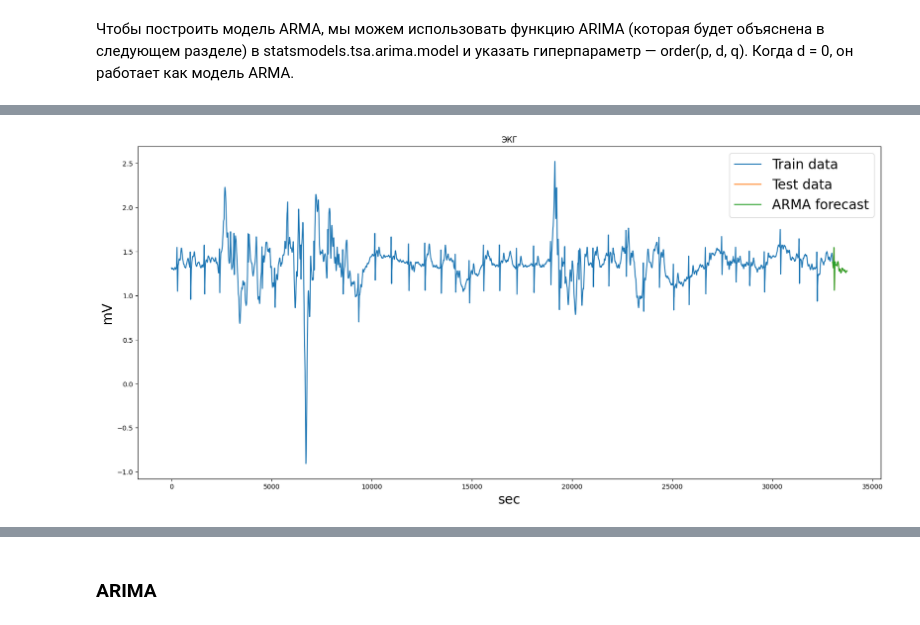
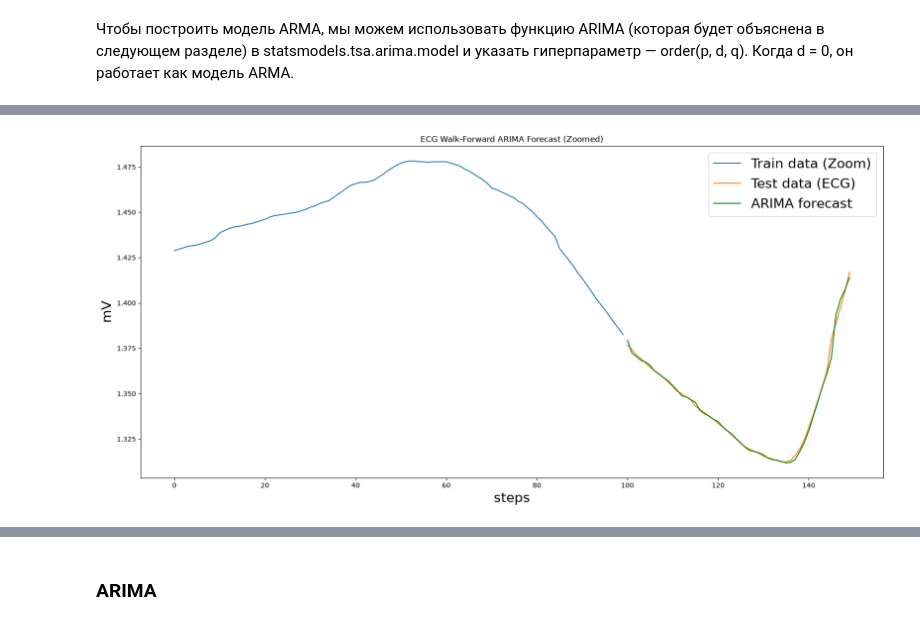
Before and after one commit to Dream-Prodigy/My-project, a Jupyter notebook: practice_5/practice5.ipynb, the cells around one changed output, grey strips where cells are left out. Drawn from its saved outputs; the diff is of its cells as text; code cells hidden in the pictures.

```diff
--- a/practice_5/practice5.ipynb
+++ b/practice_5/practice5.ipynb
@@ -184,0 +107,29 @@ print(len(arma_predictions))
+# %%
+from statsmodels.tsa.arima.model import ARIMA
+import warnings
+warnings.filterwarnings("ignore")
+
+X = ecg['1'].values
+size = int(len(X) * 0.66)
+
+# Берем последние 1000 точек для трейна (для скорости)
+train = X[size-1000:size]
+test = X[size:]
+test_subset = test[:50] # 50 шагов для теста
+
+history = list(train)
+arma_predictions = []
+
+print("Начинаем быстрый walk-forward...")
+for t in range(len(test_subset)):
+    model = ARIMA(history, order=(5, 1, 0))
+    model_fit = model.fit()
+    yhat = model_fit.forecast()[0]
+    arma_predictions.append(yhat)
+    obs = test_subset[t]
+    history.append(obs)
+
+    if t % 10 == 0:
+        print(f"Шаг {t} из {len(test_subset)} завершен.")
+
+print("Прогноз завершен!")
@@ -185,14 +144,18 @@ print(len(arma_predictions))
 # %%
 fig = plt.figure(figsize=(20, 9))
 dur = len(arma_predictions)
 
-plt.plot([i for i in range(0, size)], train, label='Train data')
-plt.plot([i for i in range(size - 1, size - 1 + dur)], test[:dur], label='Test data')
-plt.plot([i for i in range(size - 1, size - 1 + dur)], arma_predictions, label='ARMA forecast')
+zoom = 100
+train_zoom = train[-zoom:]
+
+plt.plot(range(len(train_zoom)), train_zoom, label='Train data (Zoom)')
+plt.plot(range(len(train_zoom), len(train_zoom) + dur), test_subset, label='Test data (ECG)')
+plt.plot(range(len(train_zoom), len(train_zoom) + dur), arma_predictions, label='ARIMA forecast', color='green')
+
 plt.legend(fontsize="20")
-plt.title('ЭКГ')
+plt.title('ECG Walk-Forward ARIMA Forecast (Zoomed)')
 plt.ylabel('mV', fontsize="20")
-plt.xlabel('sec', fontsize="20")
+plt.xlabel('steps', fontsize="20")
 plt.show()
 # %% [output]
-[figure, old version]
+[figure, new version]
```
Also changed, not shown: parts of 37 cells of this notebook.
